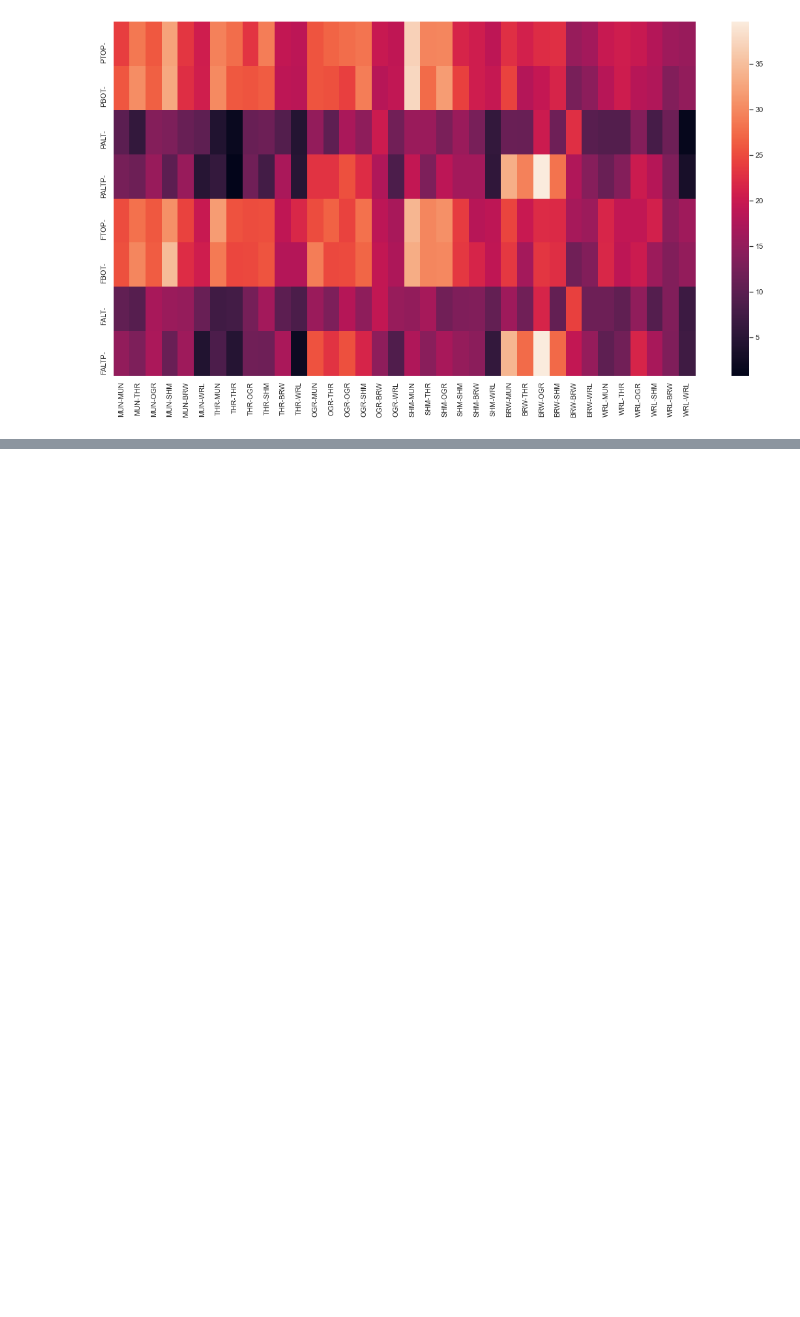
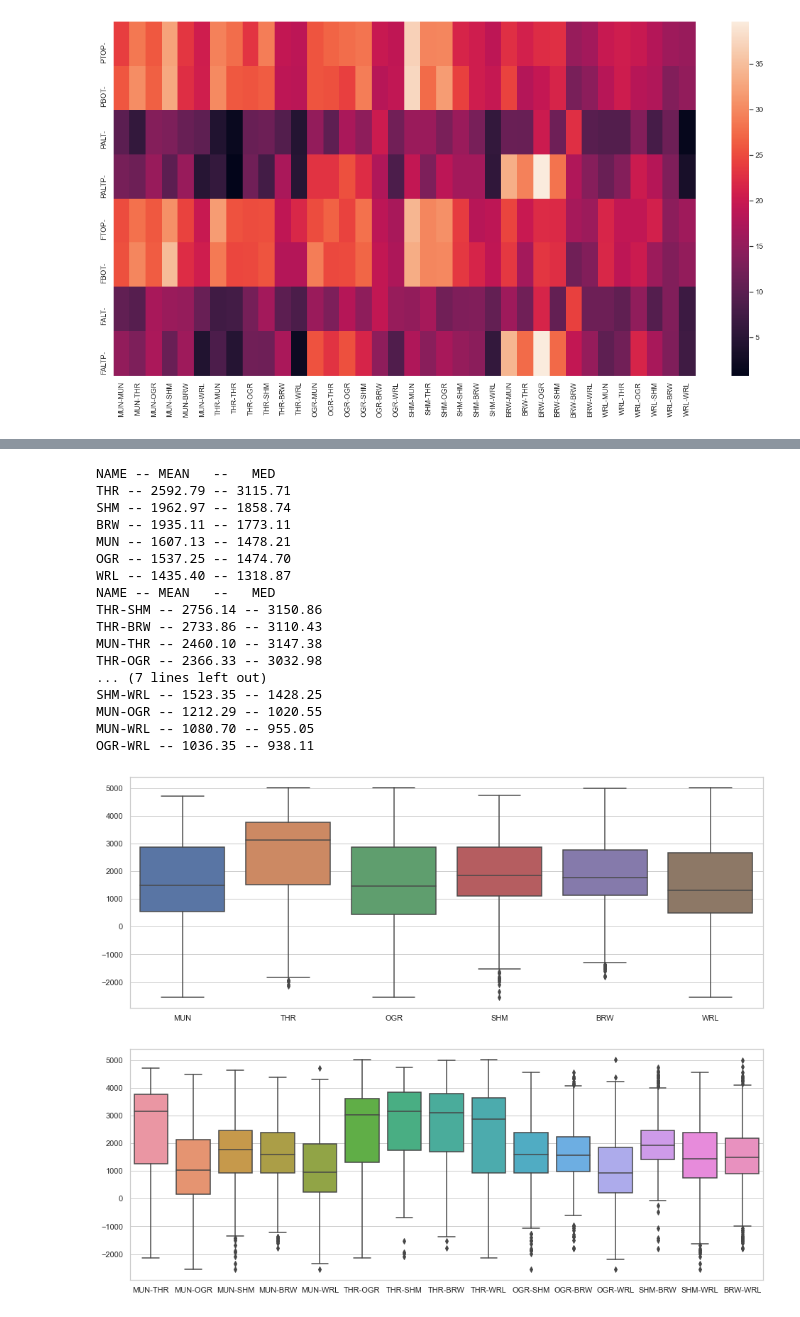
Before and after one commit to Bryukh/AILeagueBalance, a Jupyter notebook: GiantGatesAutoBalancerResults.ipynb, the cells around one changed output, grey strips where cells are left out. Drawn from its saved outputs; the diff is of its cells as text; code cells hidden in the pictures; blank space fills up the shorter version.

```diff
--- a/GiantGatesAutoBalancerResults.ipynb
+++ b/GiantGatesAutoBalancerResults.ipynb
@@ -258,0 +340,33 @@ sns.heatmap(df.transpose())
+# %%
+# Version 0.9.09B
+# team by 2
+# TOP/BOT/CEN point with assault
+ladder_result = take_and_clean('rankingsG910B', 'G910B')
+# ladder_result
+unit_scores = collect_scores(ladder_result)
+print_score_data(unit_scores)
+boxplot_score(unit_scores, 6)
+
+pairs_scores = collect_pairs_scores(ladder_result)
+print_score_data(pairs_scores)
+boxplot_score(pairs_scores, 6)
+# %% [output]
+NAME -- MEAN   --   MED
+THR -- 2592.79 -- 3115.71
+SHM -- 1962.97 -- 1858.74
+BRW -- 1935.11 -- 1773.11
+MUN -- 1607.13 -- 1478.21
+OGR -- 1537.25 -- 1474.70
+WRL -- 1435.40 -- 1318.87
+NAME -- MEAN   --   MED
+THR-SHM -- 2756.14 -- 3150.86
+THR-BRW -- 2733.86 -- 3110.43
+MUN-THR -- 2460.10 -- 3147.38
+THR-OGR -- 2366.33 -- 3032.98
+... (7 lines left out)
+SHM-WRL -- 1523.35 -- 1428.25
+MUN-OGR -- 1212.29 -- 1020.55
+MUN-WRL -- 1080.70 -- 955.05
+OGR-WRL -- 1036.35 -- 938.11
+[figure, added]
+[figure, added]
```
Also changed, not shown: parts of 7 cells of this notebook, 18 other files.
